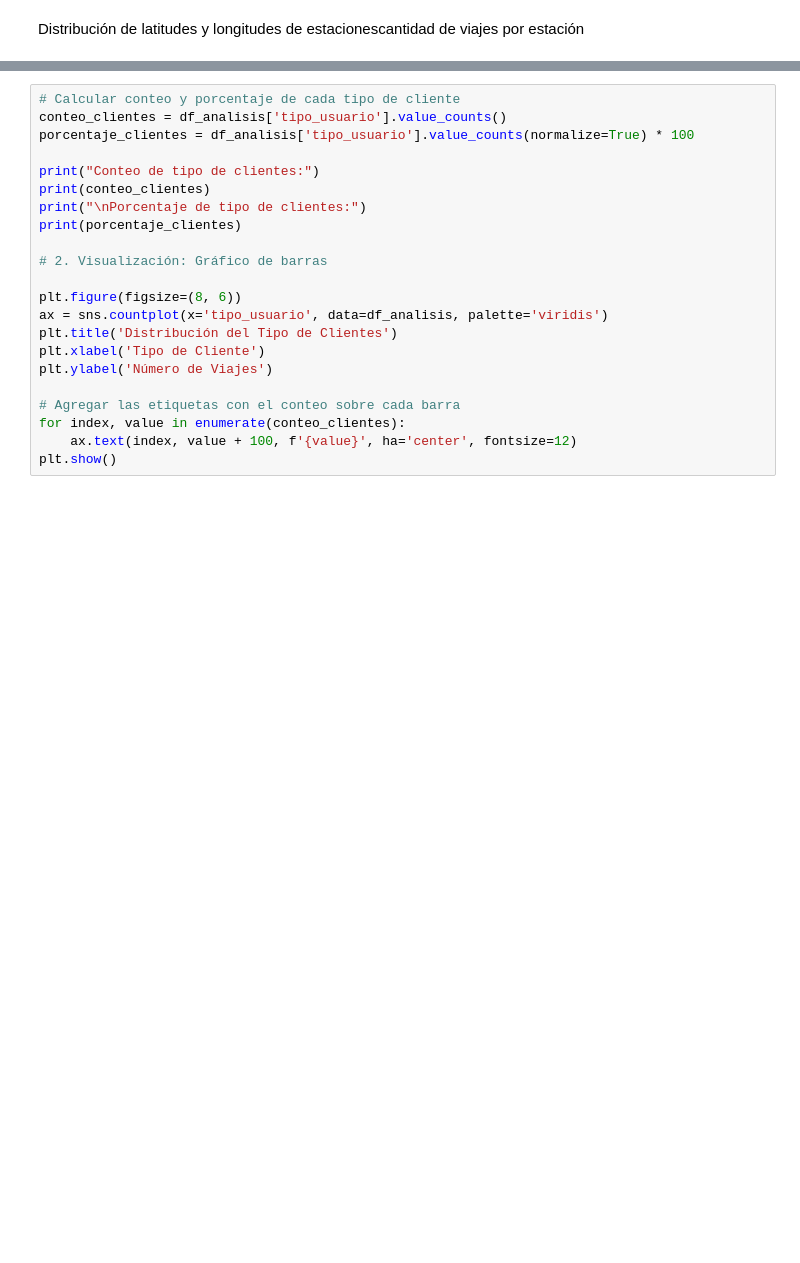
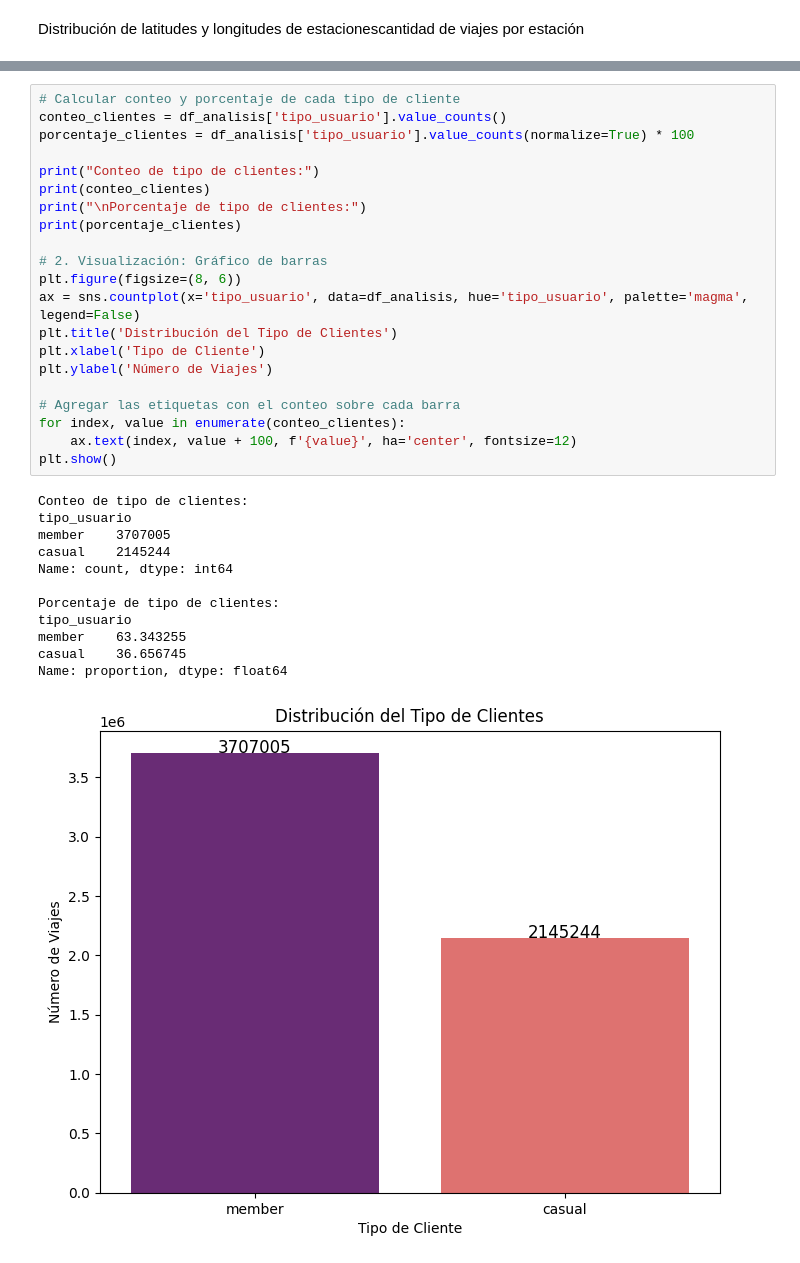
Before and after one commit to VivianaEVV/Caso-pr-ctico-Curso-An-lisis-de-Datos-de-Google-Specialization, a Jupyter notebook: Caso_Practico_Cyclistic.ipynb, the cells around one changed output, grey strips where cells are left out. Saved outputs shown, nothing was run; the diff lists cells and outputs as text; blank space fills up the shorter version.

```diff
--- a/Caso_Practico_Cyclistic.ipynb
+++ b/Caso_Practico_Cyclistic.ipynb
@@ -222,25 +248,37 @@ plt.show()
 # %%
 # Calcular conteo y porcentaje de cada tipo de cliente
 conteo_clientes = df_analisis['tipo_usuario'].value_counts()
 porcentaje_clientes = df_analisis['tipo_usuario'].value_counts(normalize=True) * 100
 
 print("Conteo de tipo de clientes:")
 print(conteo_clientes)
 print("\nPorcentaje de tipo de clientes:")
 print(porcentaje_clientes)
 
 # 2. Visualización: Gráfico de barras
-
 plt.figure(figsize=(8, 6))
-ax = sns.countplot(x='tipo_usuario', data=df_analisis, palette='viridis')
+ax = sns.countplot(x='tipo_usuario', data=df_analisis, hue='tipo_usuario', palette='magma', legend=False)
 plt.title('Distribución del Tipo de Clientes')
 plt.xlabel('Tipo de Cliente')
 plt.ylabel('Número de Viajes')
 
 # Agregar las etiquetas con el conteo sobre cada barra
 for index, value in enumerate(conteo_clientes):
     ax.text(index, value + 100, f'{value}', ha='center', fontsize=12)
 plt.show()
+# %% [output]
+Conteo de tipo de clientes:
+tipo_usuario
+member    3707005
+casual    2145244
+Name: count, dtype: int64
+
+Porcentaje de tipo de clientes:
+tipo_usuario
+member    63.343255
+casual    36.656745
+Name: proportion, dtype: float64
+[figure, added]
 # %%
 #Visualización: Gráfico circular (pie chart)
 
```
Also changed, not shown: parts of 7 cells of this notebook.
